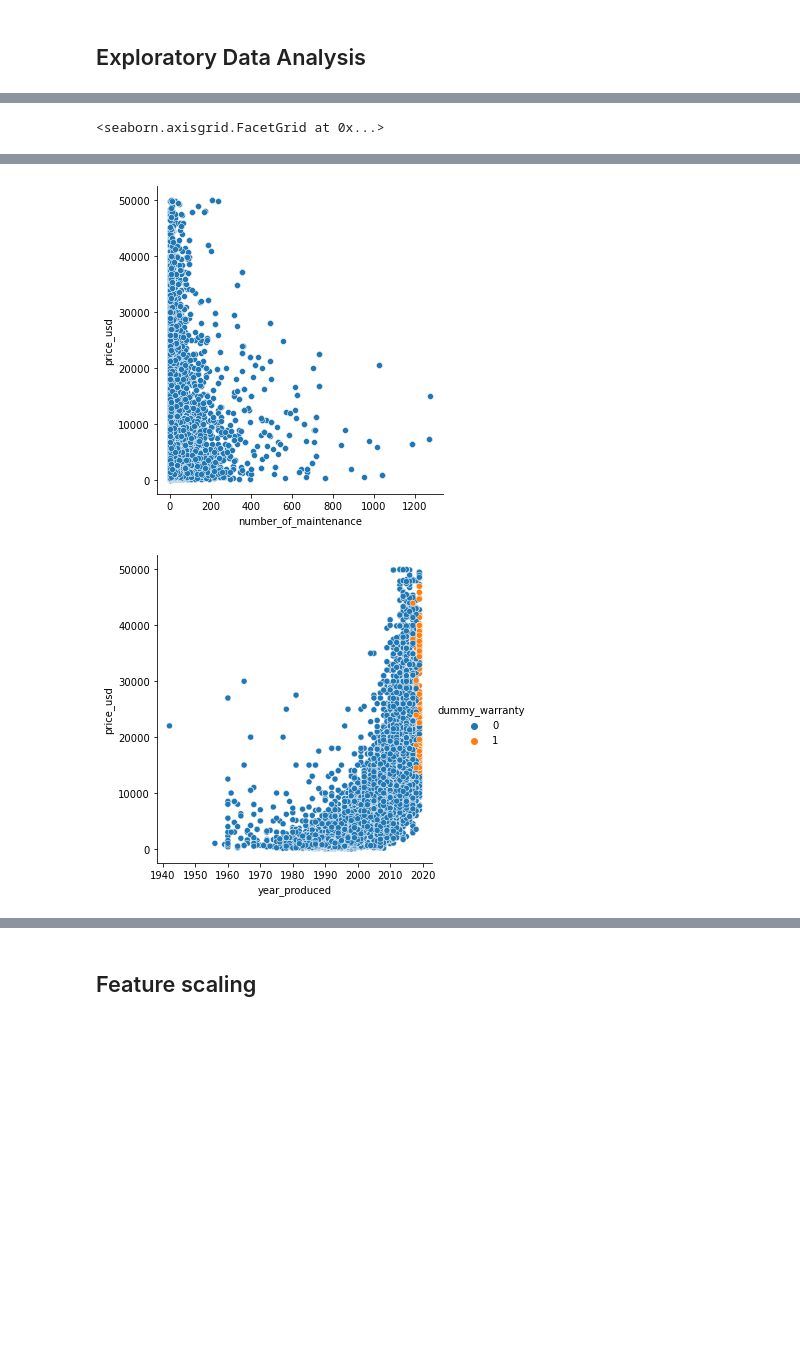
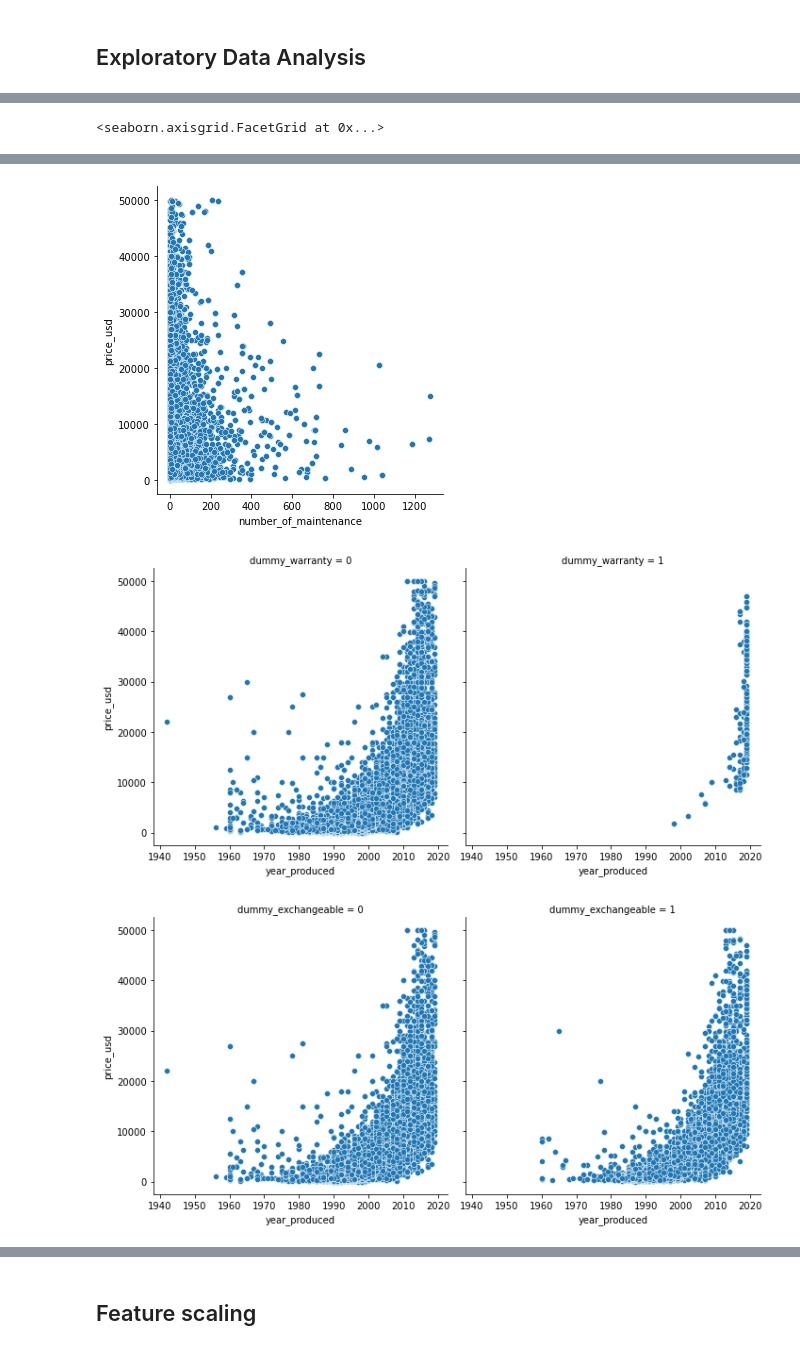
Before and after one commit to Rashad19/rihal-challenges, a Jupyter notebook: data_science/notebook.ipynb, the cells around one changed output, grey strips where cells are left out. Cells and saved outputs as stored; diff of their text form; code cells hidden in the pictures; blank space fills up the shorter version.

```diff
--- a/data_science/notebook.ipynb
+++ b/data_science/notebook.ipynb
@@ -181,0 +201,6 @@ display(df_encode_test)
+# %%
+# we can replace NaN values with the mean of the column
+
+df_encode_train.fillna(df_encode_train['engine_capacity'].mean(), inplace=True)
+
+df_encode_train.isnull().sum()
@@ -182,17 +220,19 @@ display(df_encode_test)
 # %%
 # we will perform statistical analysis to identify important features
 # to do this we need to find the correlation between features and the target value
 # which is the price in USD, we need to find true predictors to use in the model.
 
 sns.relplot(x="odometer_value", y="price_usd", data=df_encode_train);
 sns.relplot(x="year_produced", y="price_usd", data=df_encode_train);
 sns.relplot(x="number_of_maintenance", y="price_usd", data=df_encode_train);
-sns.relplot(x="year_produced", y="price_usd", hue= "dummy_warranty", data = df_encode_train)
 
-sns.relplot(x="year_produced", y="price_usd", hue= "dummy_exchangeable", data = df_encode_train)
+sns.relplot(x="year_produced", y="price_usd", col= "dummy_warranty", data = df_encode_train)
+
+sns.relplot(x="year_produced", y="price_usd", col= "dummy_exchangeable", data = df_encode_train)
 # %% [output]
 <seaborn.axisgrid.FacetGrid at 0x...>
 [figure]
 [figure]
 [figure]
-[figure, old version]
+[figure, new version]
+[figure, added]
```
Also changed, not shown: parts of 5 cells of this notebook.
